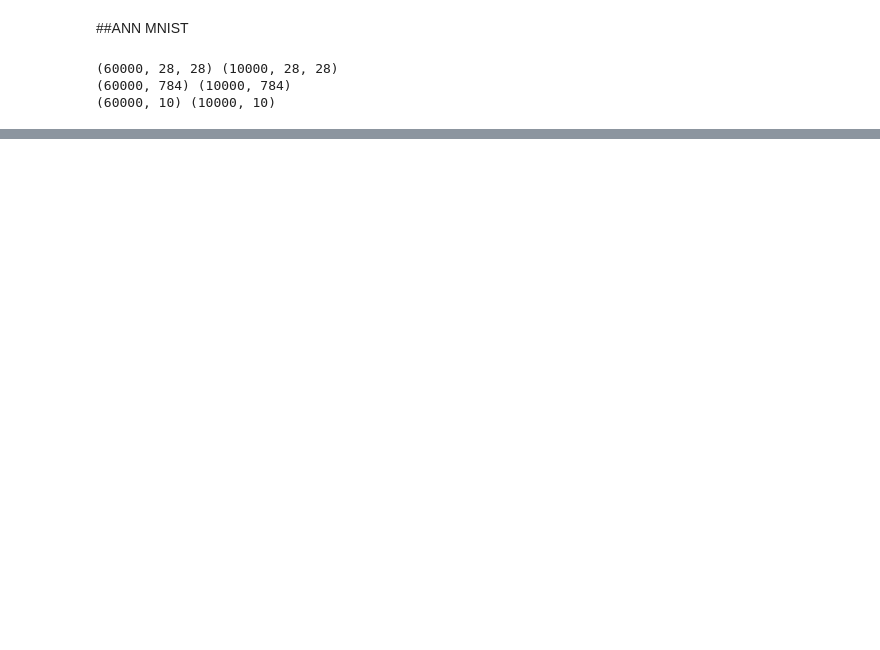
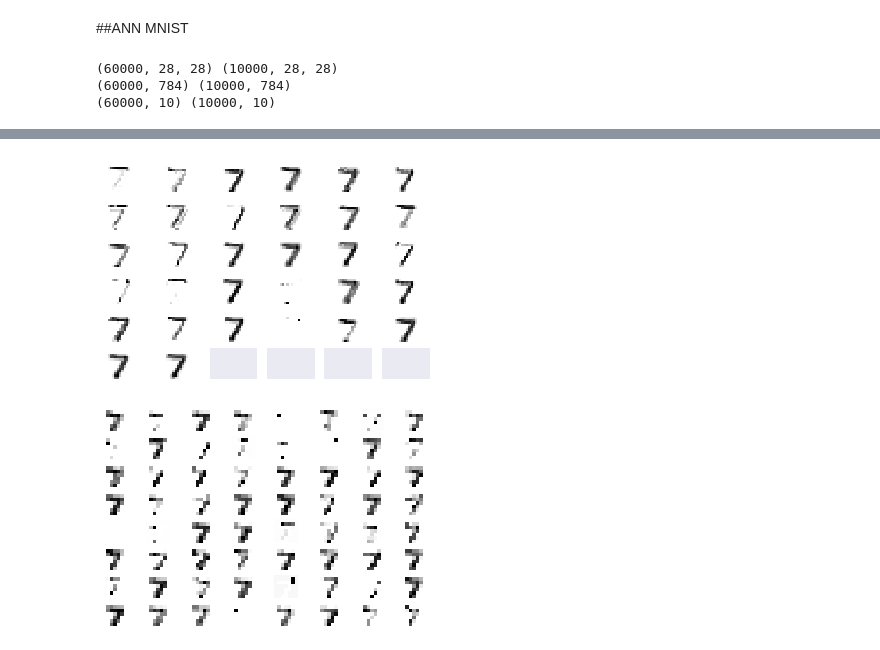
Before and after one commit to Redikins-JH/DeepLearning-Test, a Jupyter notebook: 둘째날_실습.ipynb, the cells around one changed output, grey strips where cells are left out. Drawn from its saved outputs; the diff is of its cells as text; code cells hidden in the pictures; blank space fills up the shorter version.

```diff
--- a/둘째날_실습.ipynb
+++ b/둘째날_실습.ipynb
@@ -131,0 +141,6 @@ pred = tf.nn.softmax(H2)
+# %%
+#예측한 결과 (pred)와 실제 정답(Y)가 같은지 비교하고
+acc = tf.equal(tf.argmax(pred,1), tf.argmax(Y,1))     #(?, 1)에서 1은 차원을 뜻함  0은 X방향, 1은 Y방향으 뜻함
+
+#같은것의 갯수는 전체 갯수에서 몇 %인지 확인.
+acc = tf.reduce_mean(tf.cast(acc, tf.float32))      #cast는 boolen 값을 0과 1로 바꿔주는 함수
@@ -131,0 +375,28 @@ pred = tf.nn.softmax(H2)
+# %%
+%matplotlib inline
+import matplotlib.pyplot as plt
+import math
+import numpy as np
+
+def plot_conv_layer(layer, image):
+
+    with tf.Session() as sess:
+
+        sess.run(tf.global_variables_initializer())
+
+        feed_dict = {X: [image]}
+        values = sess.run(layer, feed_dict=feed_dict)
+
+        num_filters = values.shape[3]
+        num_grids = math.ceil(math.sqrt(num_filters))
+        fig, axes = plt.subplots(num_grids, num_grids)
+
+        for i, ax in enumerate(axes.flat):
+            if i < num_filters:
+                img = values[0, :, :, i]
+                ax.imshow(img, interpolation='nearest', cmap='binary')
+
+            ax.set_xticks([])
+            ax.set_yticks([])
+
+        plt.show()
@@ -131,0 +414,6 @@ pred = tf.nn.softmax(H2)
+# %%
+plot_conv_layer(layer=P1, image=image1)
+plot_conv_layer(layer=P2, image=image1)
+# %% [output]
+[figure, added]
+[figure, added]
```
Also changed, not shown: parts of 16 cells of this notebook.
